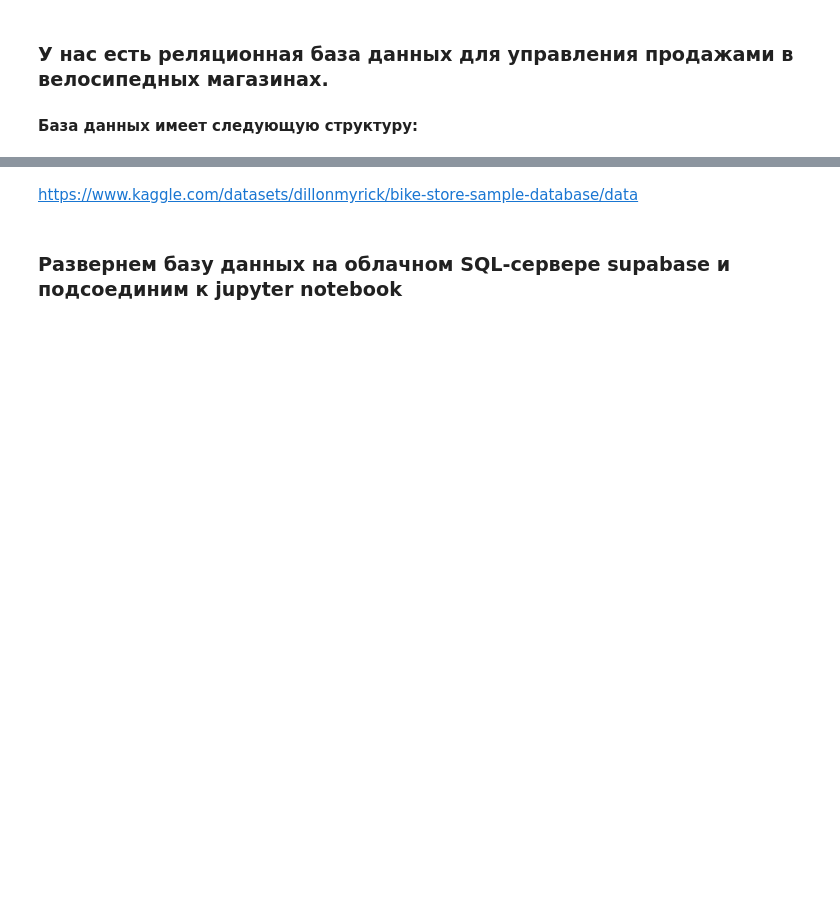
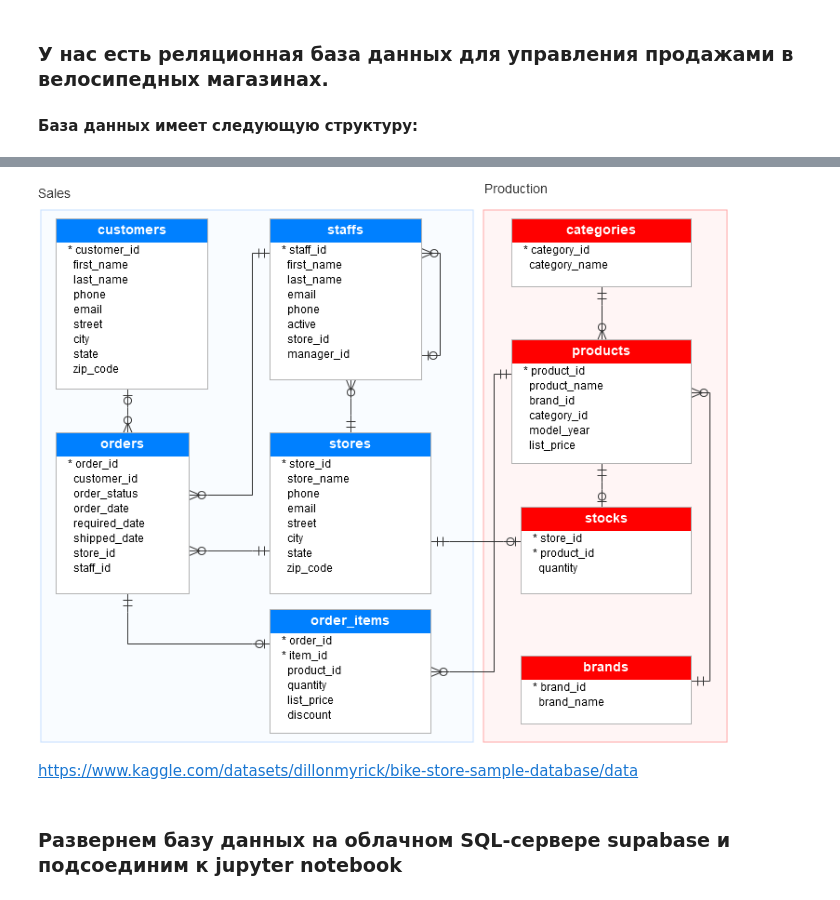
Before and after one commit to select-alI/pet_projects, a Jupyter notebook: bicycles/Untitled.ipynb, the cells around one changed output, grey strips where cells are left out. Saved outputs shown, nothing was run; the diff lists cells and outputs as text; code cells hidden in the pictures; blank space fills up the shorter version.

Commit message:
fix image display in notebook

```diff
--- a/bicycles/Untitled.ipynb
+++ b/bicycles/Untitled.ipynb
@@ -6,3 +4,8 @@
+# %%
+from IPython.display import Image, display
+display(Image(filename='relations.png'))
+# %% [output]
+[figure, added]
 # %% [markdown]
 https://www.kaggle.com/datasets/dillonmyrick/bike-store-sample-database/data
 # %% [markdown]
```
Also changed, not shown: parts of 1 cell of this notebook.
